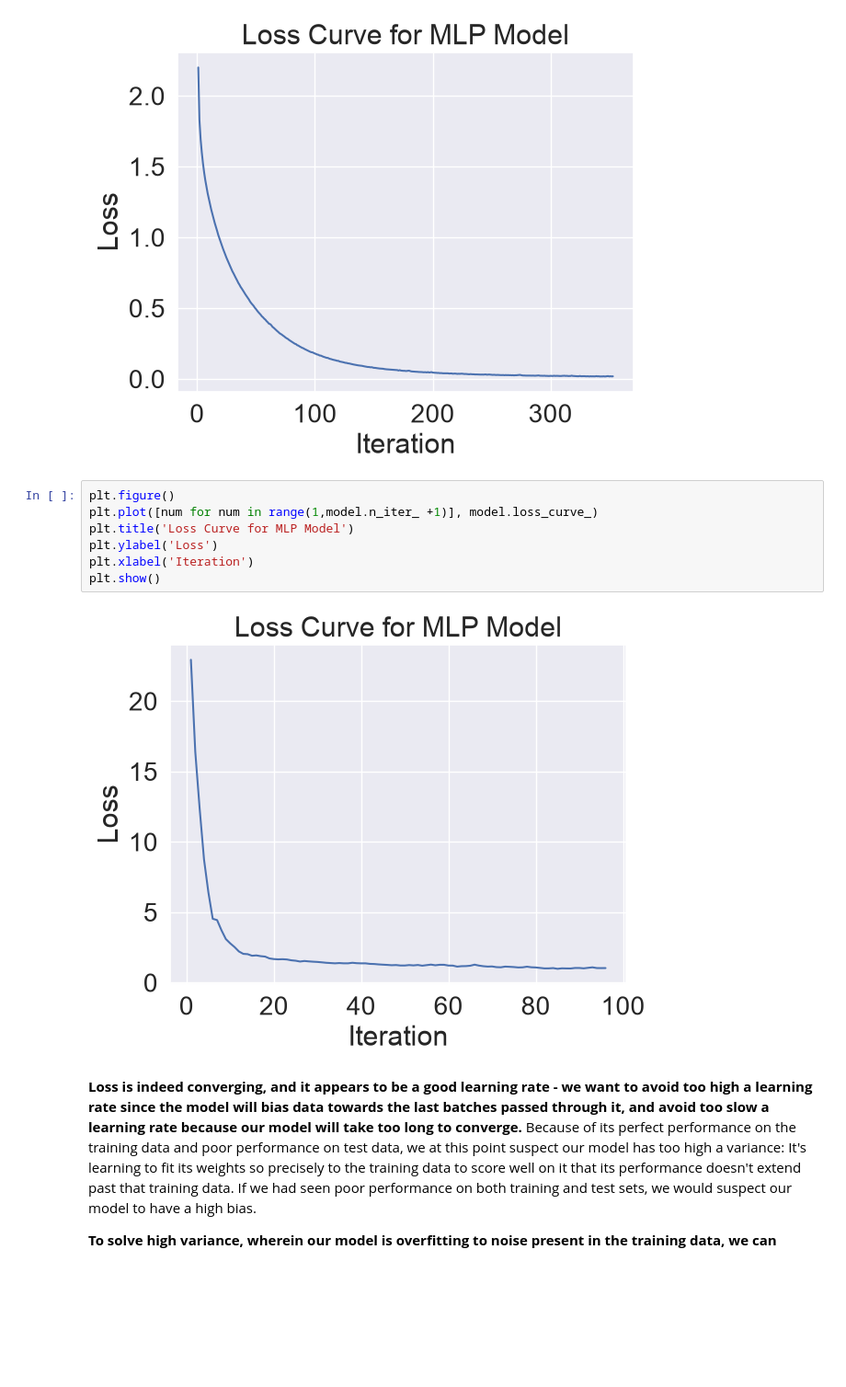
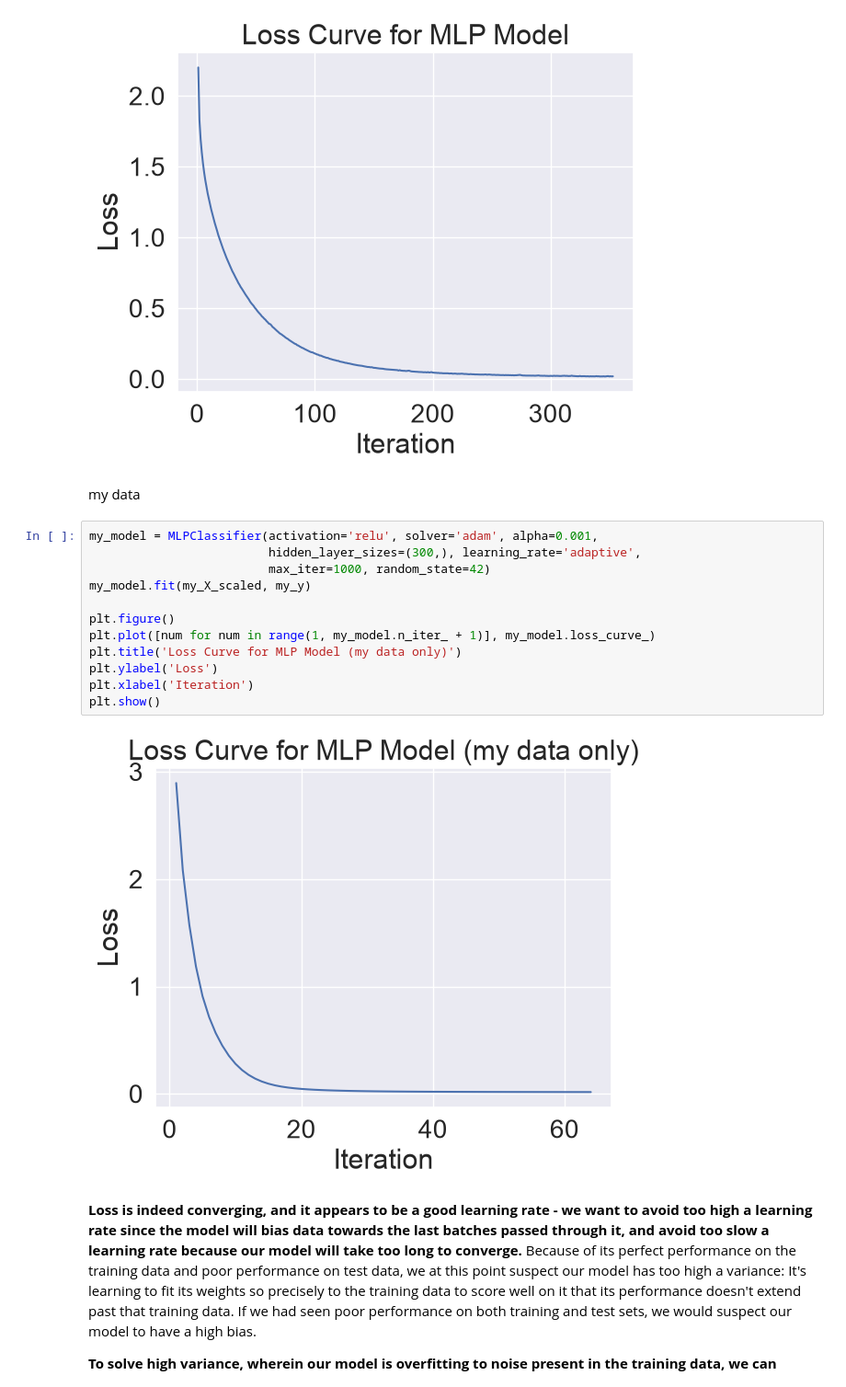
Before and after one commit to dalena3/Week4-NeuralNetworks, a Jupyter notebook: Week4__Neural_Networks.ipynb, the cells around one changed output. Shown at 92% size. Saved outputs shown, nothing was run; the diff lists cells and outputs as text; blank space fills up the shorter version.

```diff
--- a/Week4__Neural_Networks.ipynb
+++ b/Week4__Neural_Networks.ipynb
@@ -639,15 +639,22 @@ plt.xlabel('Iteration')
 plt.show()
 # %% [output]
 [figure]
+# %% [markdown]
+my data
 # %%
+my_model = MLPClassifier(activation='relu', solver='adam', alpha=0.001,
+                         hidden_layer_sizes=(300,), learning_rate='adaptive',
+                         max_iter=1000, random_state=42)
+my_model.fit(my_X_scaled, my_y)
+
 plt.figure()
-plt.plot([num for num in range(1,model.n_iter_ +1)], model.loss_curve_)
-plt.title('Loss Curve for MLP Model')
+plt.plot([num for num in range(1, my_model.n_iter_ + 1)], my_model.loss_curve_)
+plt.title('Loss Curve for MLP Model (my data only)')
 plt.ylabel('Loss')
 plt.xlabel('Iteration')
 plt.show()
 # %% [output]
-[figure, old version]
+[figure, new version]
 # %% [markdown]
 **Loss is indeed converging, and it appears to be a good learning rate - we want to avoid too high a learning rate since the model will bias data towards the last batches passed through it, and avoid too slow a learning rate because our model will take too long to converge.** Because of its perfect performance on the training data and poor performance on test data, we at this point suspect our model has too high a variance: It's learning to fit its weights so precisely to the training data to score well on it that its performance doesn't extend past that training data. If we had seen poor performance on both training and test sets, we would suspect our model to have a high bias.
 
```
Also changed, not shown: parts of 4 cells of this notebook.
